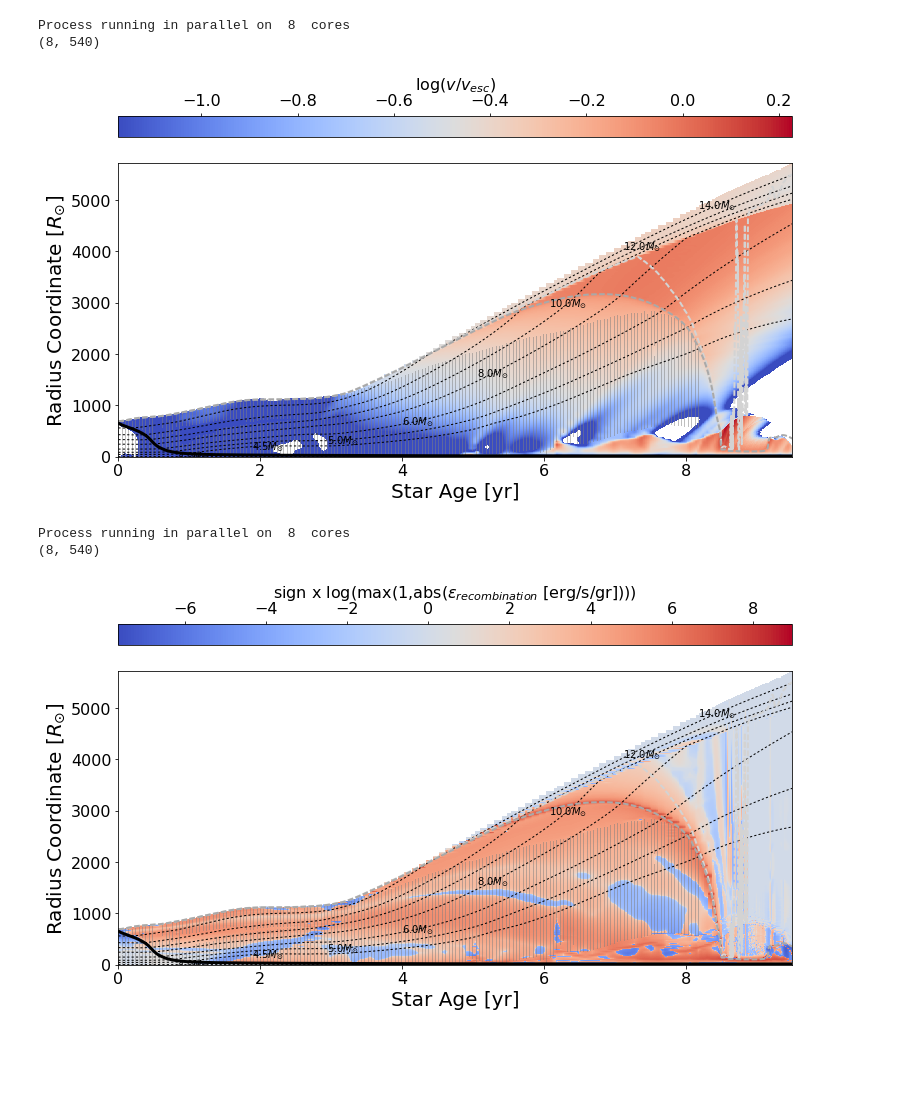
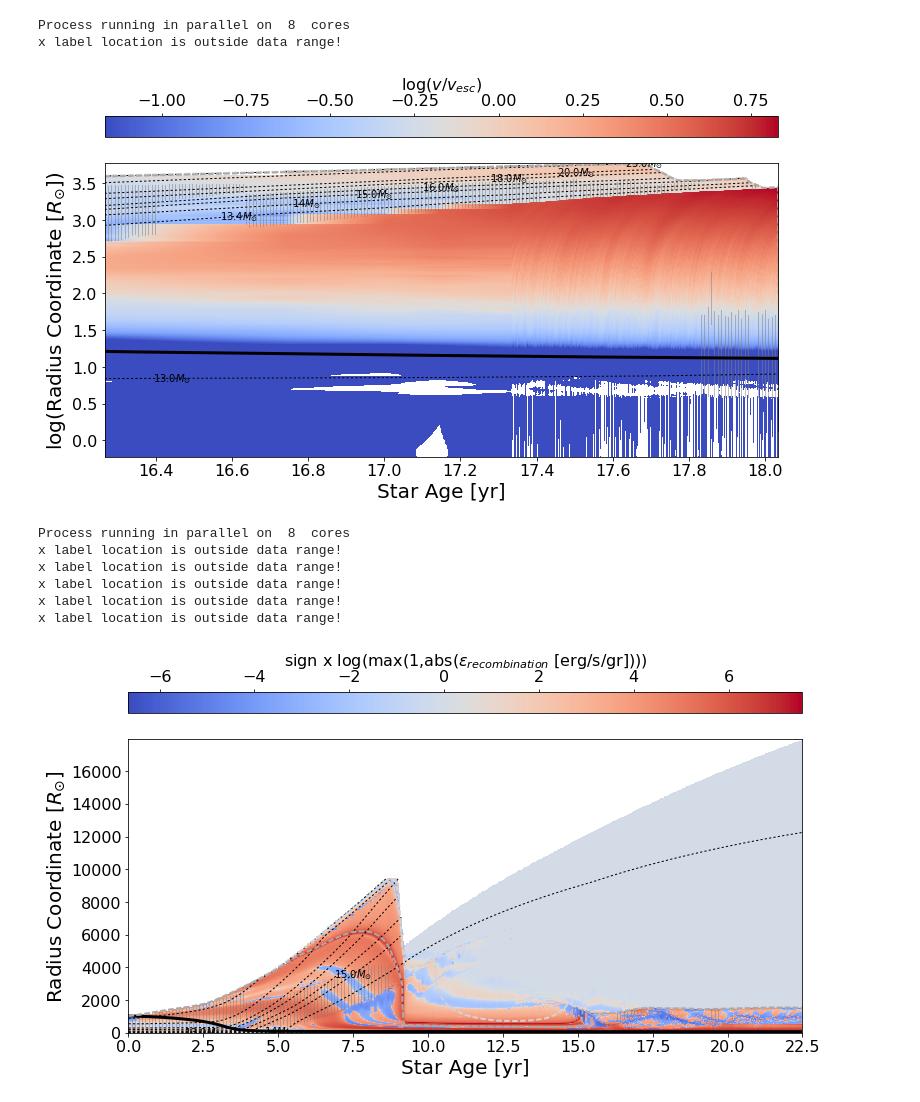
Before and after one commit to JRGarza/CE_mesa, a Jupyter notebook: python_scripts/check_results_tassos.ipynb, the cells around one changed output. Drawn from its saved outputs; the diff is of its cells as text; code cells hidden in the pictures; blank space fills up the shorter version.

Commit message:
new starting models, inlist for production runs and changes to mesa.py

```diff
--- a/python_scripts/check_results_tassos.ipynb
+++ b/python_scripts/check_results_tassos.ipynb
@@ -8,9 +8,8 @@ import numpy as np
 %matplotlib inline
 plt.rcParams['figure.figsize'] = 12, 6  # that's default image size for this interactive session
 
-data_path = "/Users/tassos/Desktop/TestForBill/LOGS/"
-#data_path = "/home/evol/andrews/Research/CE_mesa/working/LOGS/"
-data_path= "/Users/tassos/repos/CE_mesa/working/LOGS/"
+data_path = "/Users/tassos/repos/CE_mesa/working/LOGS/"
+data_path= "/Users/tassos/repos/CE_mesa/working/LOGS_1.4M_30M_1000R_0.95/"
 
 a = ms.mesa(data_path=data_path, parallel=True, abundances=False, log_abundances = True, Yaxis='mass', Xaxis="log_inv_star_age",czones=False, Variable='v_div_vesc', orbit=True)
 
@@ -524,19 +500,24 @@ plt.show()
 a.SetParameters(Variable='eps_nuc', cmap_dynamic_range=5, tau100=True, Yaxis='radius', Xaxis='star_age', czones=True)
 a.Kippenhahn()
 # %%
-a.SetParameters(cmap_dynamic_range=1.4, signed_log_cmap=False,Yaxis='radius', tau10=True, tau100= True,Xaxis="star_age", czones=True, Variable='v_div_vesc',mass_locations_to_trace=[4.0,4.5, 5.0, 6.0, 8.0, 10.0,12.0, 14.0])
+a.SetParameters(cmap_dynamic_range=2.0, mass_locations_to_trace=[13.0,13.4,14, 15.0, 16.0, 18.0, 20.0,25.0, 29.0],signed_log_cmap=False,Yaxis='log_radius', tau10=True, tau100= True,Xaxis="star_age", czones=True, Variable='v_div_vesc')
 a.Kippenhahn()
+plt.savefig('sample.pdf')
 # %% [output]
 Process running in parallel on  8  cores
-(8, 540)
+x label location is outside data range!
-[figure, old version]
+[figure, new version]
 # %%
-a.SetParameters(mass_locations_to_trace=[4.0,4.5, 5.0, 6.0, 8.0, 10.0,12.0, 14.0], cmap_dynamic_range=4.0, signed_log_cmap=True,Yaxis='radius', Xaxis="star_age", czones=True,tau10=True, tau100= True, Variable='eps_recombination')
+a.SetParameters(mass_locations_to_trace=[13.0,14, 15.0, 16.0, 18.0, 20.0,25.0, 29.0], cmap_dynamic_range=4.0, signed_log_cmap=True,Yaxis='radius', Xaxis="star_age", czones=True,tau10=True, tau100= True, Variable='eps_recombination')
 a.Kippenhahn()
 # %% [output]
 Process running in parallel on  8  cores
-(8, 540)
+x label location is outside data range!
+x label location is outside data range!
+x label location is outside data range!
+x label location is outside data range!
+x label location is outside data range!
-[figure, old version]
+[figure, new version]
 # %%
 a.SetParameters(Variable='total_energy', Xaxis="star_age", Yaxis="radius", cmap_dynamic_range=40,signed_log_cmap=True, tau100=True)
 a.Kippenhahn()
```
Also changed, not shown: parts of 11 cells of this notebook, 26 other files.
